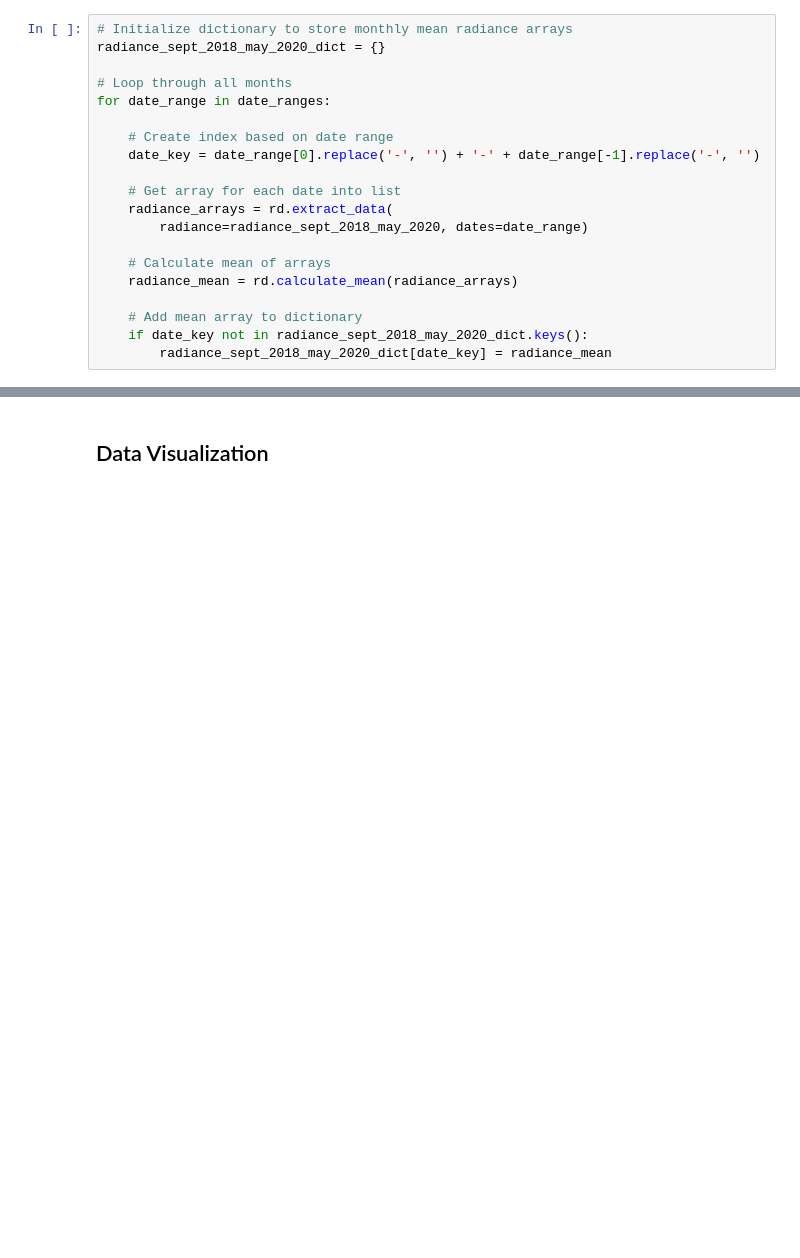
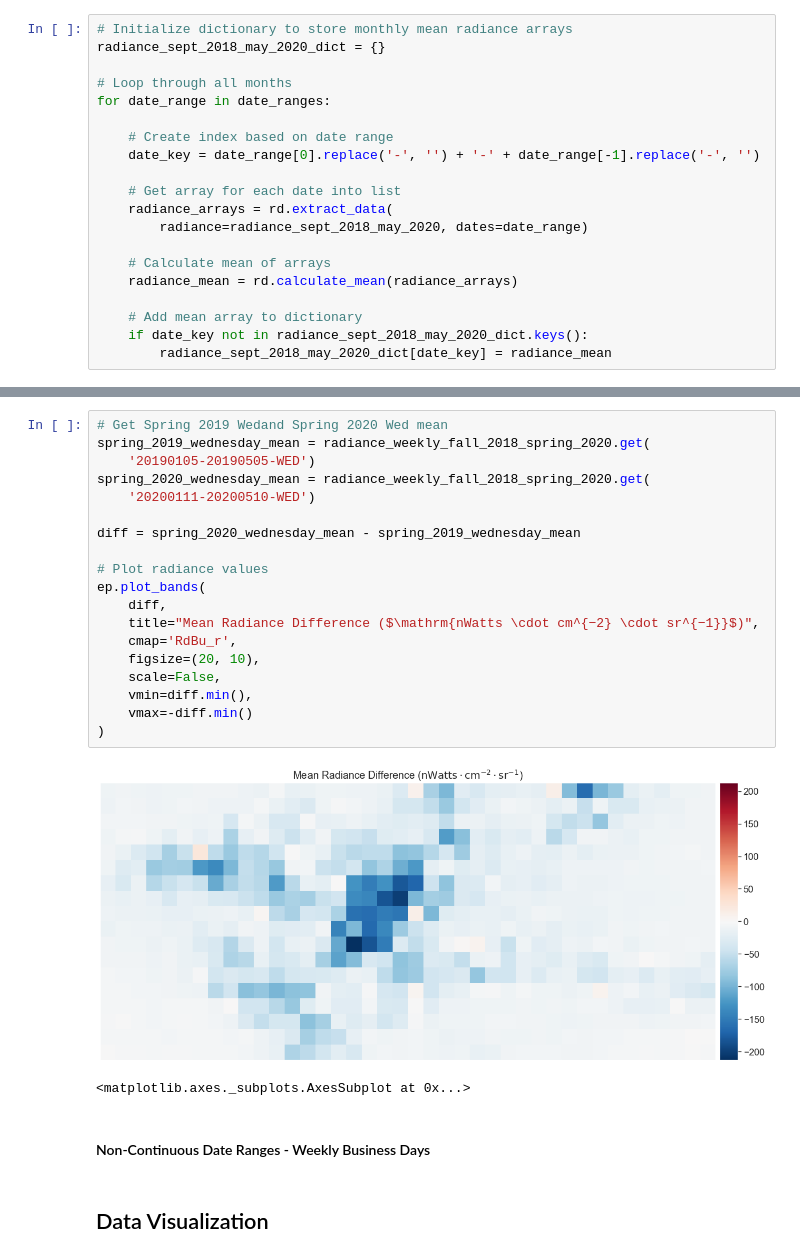
Before and after one commit to calekochenour/remote-sensing-fusion, a Jupyter notebook: 01-code-scripts/penn-state-black-marble-radiance-monthly-means.ipynb, the cells around one changed output, grey strips where cells are left out. Cells and saved outputs as stored; diff of their text form; blank space fills up the shorter version.

```diff
--- a/01-code-scripts/penn-state-black-marble-radiance-monthly-means.ipynb
+++ b/01-code-scripts/penn-state-black-marble-radiance-monthly-means.ipynb
@@ -759,3 +1008,27 @@ Key: 20200502-20200508, Shape: (18, 40)
+# %%
+# Get Spring 2019 Wedand Spring 2020 Wed mean
+spring_2019_wednesday_mean = radiance_weekly_fall_2018_spring_2020.get(
+    '20190105-20190505-WED')
+spring_2020_wednesday_mean = radiance_weekly_fall_2018_spring_2020.get(
+    '20200111-20200510-WED')
+
+diff = spring_2020_wednesday_mean - spring_2019_wednesday_mean
+
+# Plot radiance values
+ep.plot_bands(
+    diff,
+    title="Mean Radiance Difference ($\mathrm{nWatts \cdot cm^{−2} \cdot sr^{−1}}$)",
+    cmap='RdBu_r',
+    figsize=(20, 10),
+    scale=False,
+    vmin=diff.min(),
+    vmax=-diff.min()
+)
+# %% [output]
+[figure, added]
+<matplotlib.axes._subplots.AxesSubplot at 0x...>
+# %% [markdown]
+#### Non-Continuous Date Ranges - Weekly Business Days
 # %% [markdown]
 ## Data Visualization
 # %% [markdown]
```
Also changed, not shown: parts of 53 cells of this notebook.
